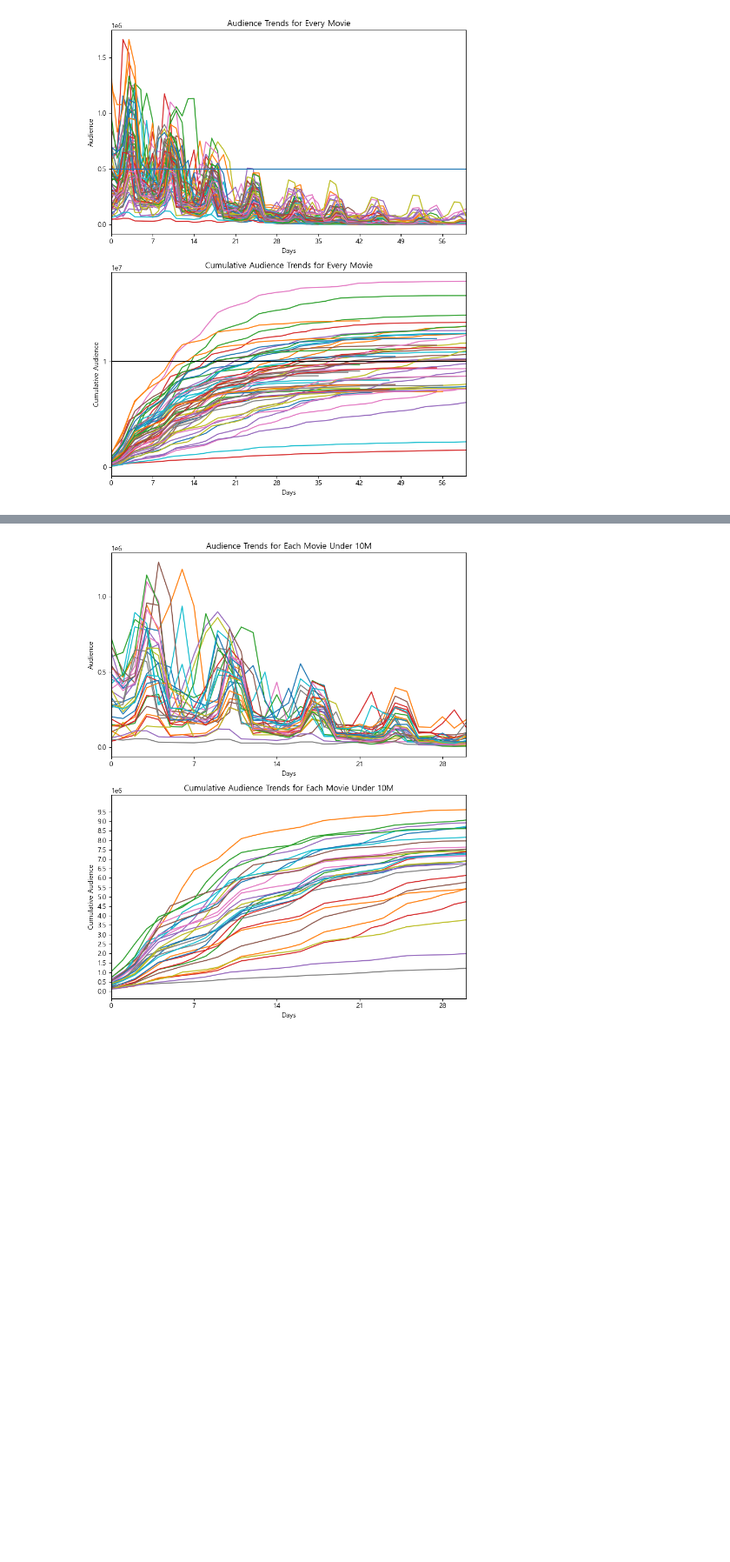
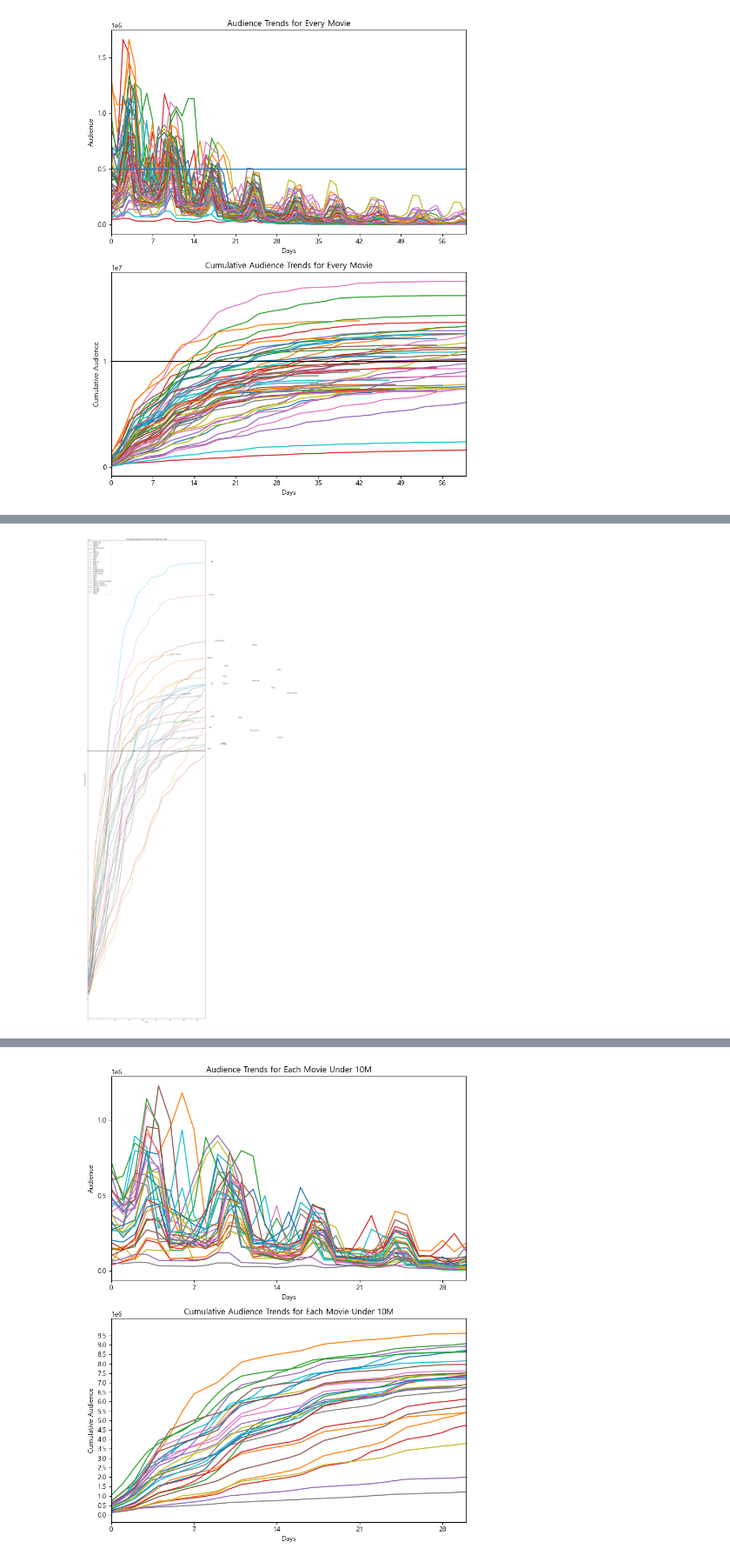
Before and after one commit to zarnits/10M_Movie, a Jupyter notebook: chovy/10M-Movie/analysis/총 관객 수와 천만 영화.ipynb, the cells around one changed output, grey strips where cells are left out. Shown at 87% size. Drawn from its saved outputs; the diff is of its cells as text; code cells hidden in the pictures; blank space fills up the shorter version.

```diff
--- a/chovy/10M-Movie/analysis/총 관객 수와 천만 영화.ipynb
+++ b/chovy/10M-Movie/analysis/총 관객 수와 천만 영화.ipynb
@@ -196,0 +199,26 @@ plt.tight_layout()
+# %%
+fig, ax2 = plt.subplots(nrows=1, ncols=1, figsize=(30, 50))
+for title in movie_titles:
+    if m_movies[title]["누적관객수"].iloc[-1] > 10000000:
+        ax2.plot(m_movies[title]["누적관객수"], label=title)
+        last_day = m_movies[title]["누적관객수"].index[-1]
+        last_value = m_movies[title]["누적관객수"].iloc[-1]
+        ax2.text(last_day, last_value, title, fontsize=9, horizontalalignment='left', verticalalignment='bottom')
+
+ax2.set_xlabel('Days')
+ax2.set_ylabel('Cumulative Audience')
+ax2.set_title('Cumulative Audience Trends for Each Movie Over 10M')
+ax2.set_xlim((0, 90))
+ax2.axhline(y=10000000, color="black")
+
+ax2.set_xlim((0, x_max))
+ticks = np.arange(0, x_max, 7)
+ax2.set_xticks(ticks)
+y_max = max([m_movies[title]["누적관객수"].max() for title in movie_titles if m_movies[title]["누적관객수"].iloc[-1] > 10000000])
+ticks_y2 = np.arange(0, y_max, 10000000)
+ax2.set_yticks(ticks_y2)
+ax2.legend()
+
+plt.tight_layout()
+# %% [output]
+[figure, added]
```
Also changed, not shown: parts of 24 cells of this notebook, 6 other files.
